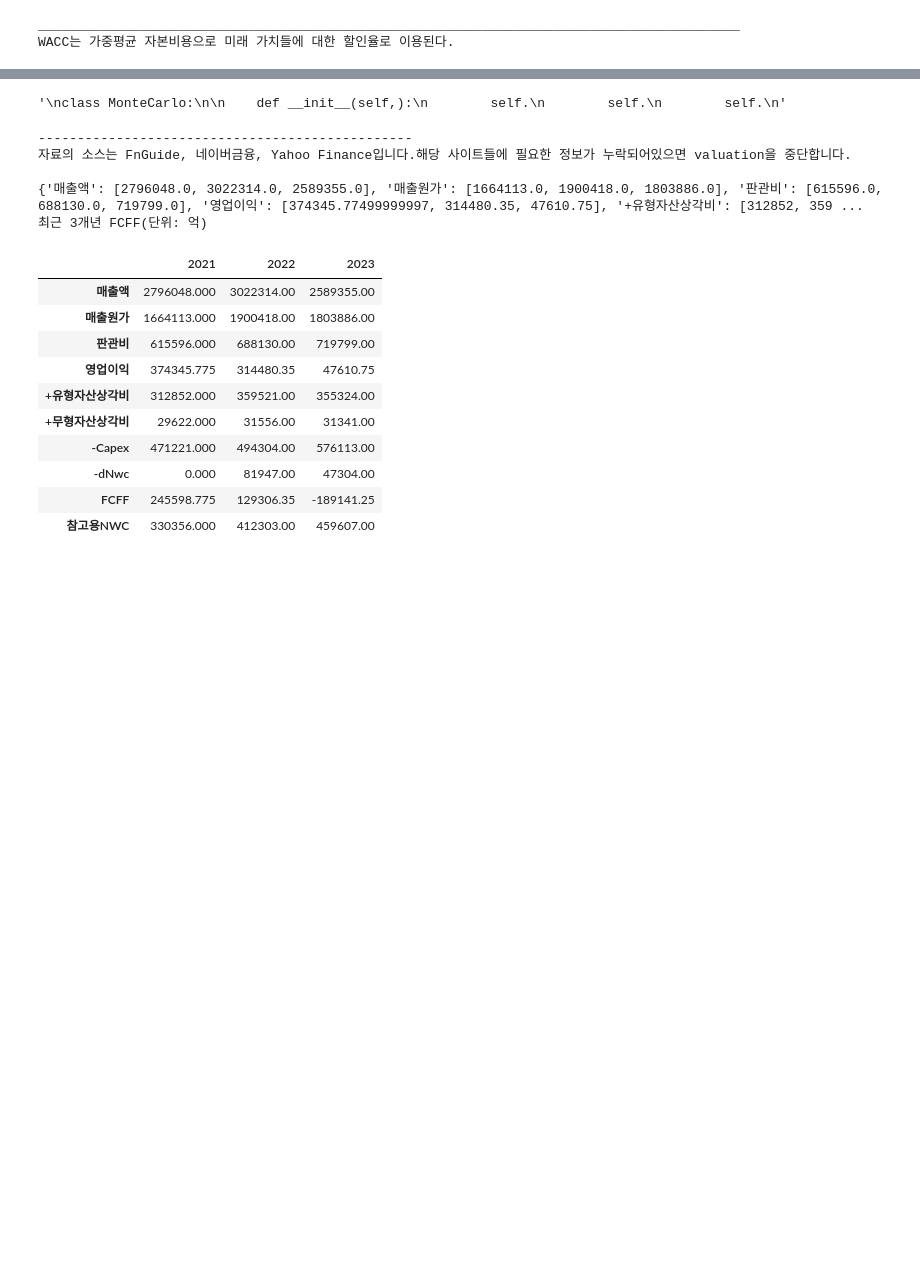
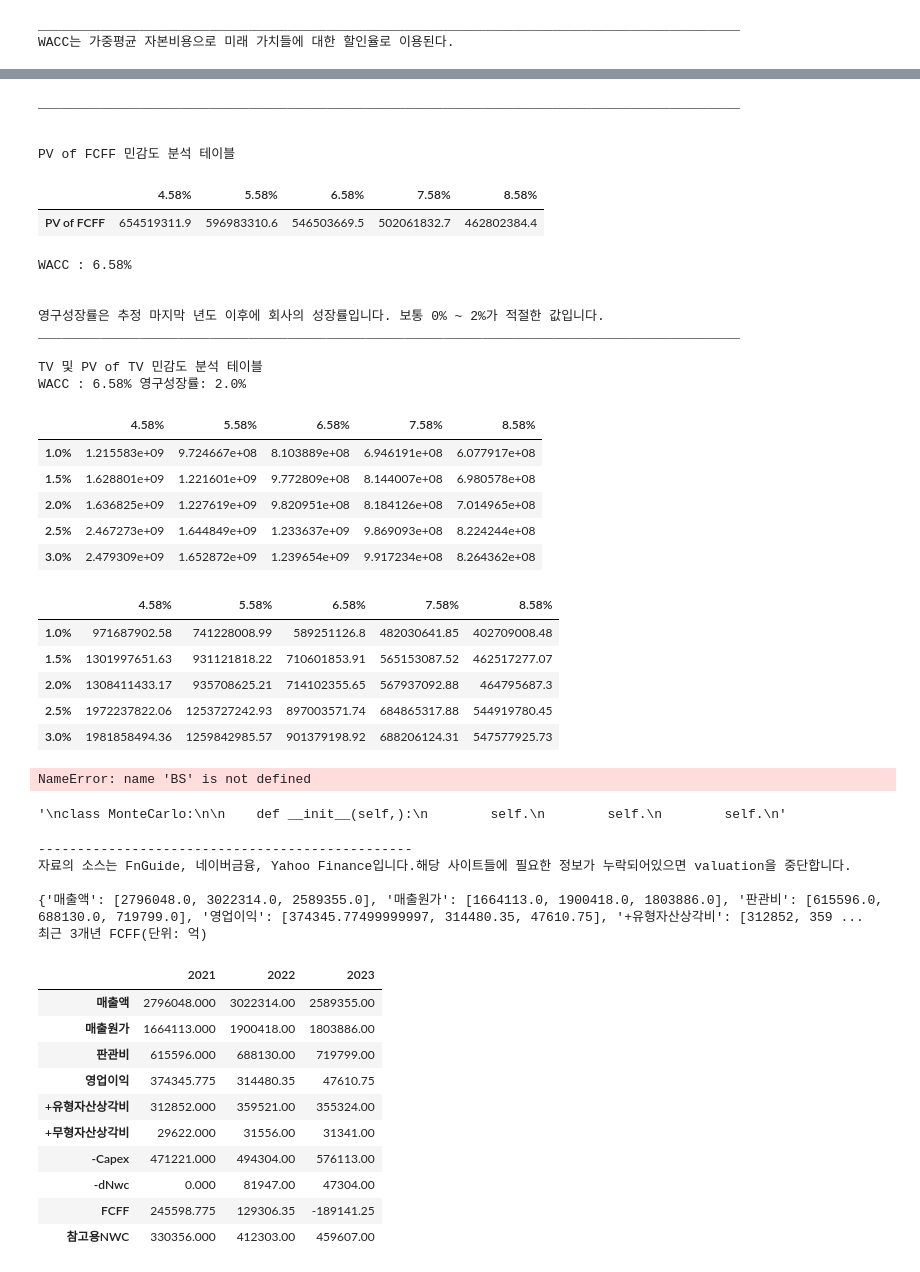
Before and after one commit to Data-MaSTeRR/DCF_Basic_firmValuation, a Jupyter notebook: DCF_withSalesML.ipynb, the cells around one changed output, grey strips where cells are left out. Drawn from its saved outputs; the diff is of its cells as text; code cells hidden in the pictures; blank space fills up the shorter version.

```diff
--- a/DCF_withSalesML.ipynb
+++ b/DCF_withSalesML.ipynb
@@ -591,10 +601,10 @@ class WACC:
     print("\n__________________________________________________________________________________________")
     print("WACC는 가중평균 자본비용으로 미래 가치들에 대한 할인율로 이용된다.")
 
-    def __init__(self, company, BS, tax):
+    def __init__(self, company, table, tax):
 
         self._company = company
-        self._BS = BS
+        self._table = table
         self._tax = tax
         self._Rf = 0
         self._Rm = 0
@@ -739,16 +749,24 @@ class WACC:
 
     def wacc(self):
 
-        equity_ratio = round(self._BS.iloc[8,4]/self._BS.iloc[0,4],4)
+        equity_ratio = round(self._table.iloc[0,16]/self._table.iloc[0,15],4)
         debt_ratio = 1 - equity_ratio
         self._ke = self._Rf+self._beta*(self._Rm-self._Rf)
 
-        print("Ke(자기자본비용): {}%\n".format(str(round(self._ke*100, 3))))
+        print("Ke(자기자본비용): {}%\n".format(str(np.round(self._ke*100, 3))))
 
-        wacc = self._kd*(1-self._tax)*debt_ratio + self._ke*equity_ratio
-        print("WACC = Re*자본비율 + Ke(1-tax)*부채비율")
-        print("WACC(가중평균자본비용): {}%".format(str(round(wacc*100,2))))
+        wacc = self._kd*(1-self._tax[0])*debt_ratio + self._ke*equity_ratio
+        print("WACC = ke*자본비율 + kd(1-tax)*부채비율")
+        print("WACC(가중평균자본비용): {}%".format(str(np.round(wacc*100,2))))
         return wacc
 # %% [output]
 __________________________________________________________________________________________
 WACC는 가중평균 자본비용으로 미래 가치들에 대한 할인율로 이용된다.
+# %%
+# Step3 : WACC
+asset1 = WACC(company, table, tax)
+asset1.risk_free_rate()
+asset1.market_risk_premium()
+asset1.beta()
+asset1.cost_debt()
+wacc = asset1.wacc()
@@ -903,6 +956,41 @@ class DCF:
         print("DCF평가법을 통한 {}의 주가는 {}원 입니다.\n".format(self._company, self._stockvalue))
 
         return self._stockvalue, self._stock_value_t
+# %%
+# Step4: DCF
+asset1 = DCF(forecast, wacc, company)
+asset1.pv_FCFF()
+asset1.TV()
+asset1.NOA_IBD(BS)
+stockvalue, table = asset1.EV()
+# %% [output]
+__________________________________________________________________________________________
+
+
+PV of FCFF 민감도 분석 테이블
+|  | 4.58% | 5.58% | 6.58% | 7.58% | 8.58% |
+| PV of FCFF | 654519311.9 | 596983310.6 | 546503669.5 | 502061832.7 | 462802384.4 |
+WACC : 6.58%
+
+
+영구성장률은 추정 마지막 년도 이후에 회사의 성장률입니다. 보통 0% ~ 2%가 적절한 값입니다.
+__________________________________________________________________________________________
+
+TV 및 PV of TV 민감도 분석 테이블
+WACC : 6.58% 영구성장률: 2.0%
+|  | 4.58% | 5.58% | 6.58% | 7.58% | 8.58% |
+| 1.0% | 1.215583e+09 | 9.724667e+08 | 8.103889e+08 | 6.946191e+08 | 6.077917e+08 |
+| 1.5% | 1.628801e+09 | 1.221601e+09 | 9.772809e+08 | 8.144007e+08 | 6.980578e+08 |
+| 2.0% | 1.636825e+09 | 1.227619e+09 | 9.820951e+08 | 8.184126e+08 | 7.014965e+08 |
+| 2.5% | 2.467273e+09 | 1.644849e+09 | 1.233637e+09 | 9.869093e+08 | 8.224244e+08 |
+| 3.0% | 2.479309e+09 | 1.652872e+09 | 1.239654e+09 | 9.917234e+08 | 8.264362e+08 |
+|  | 4.58% | 5.58% | 6.58% | 7.58% | 8.58% |
+| 1.0% | 971687902.58 | 741228008.99 | 589251126.8 | 482030641.85 | 402709008.48 |
+| 1.5% | 1301997651.63 | 931121818.22 | 710601853.91 | 565153087.52 | 462517277.07 |
+| 2.0% | 1308411433.17 | 935708625.21 | 714102355.65 | 567937092.88 | 464795687.3 |
+| 2.5% | 1972237822.06 | 1253727242.93 | 897003571.74 | 684865317.88 | 544919780.45 |
+| 3.0% | 1981858494.36 | 1259842985.57 | 901379198.92 | 688206124.31 | 547577925.73 |
+NameError: name 'BS' is not defined
 # %%
 class analysis:
 
```
Also changed, not shown: parts of 6 cells of this notebook, 2 other files.
